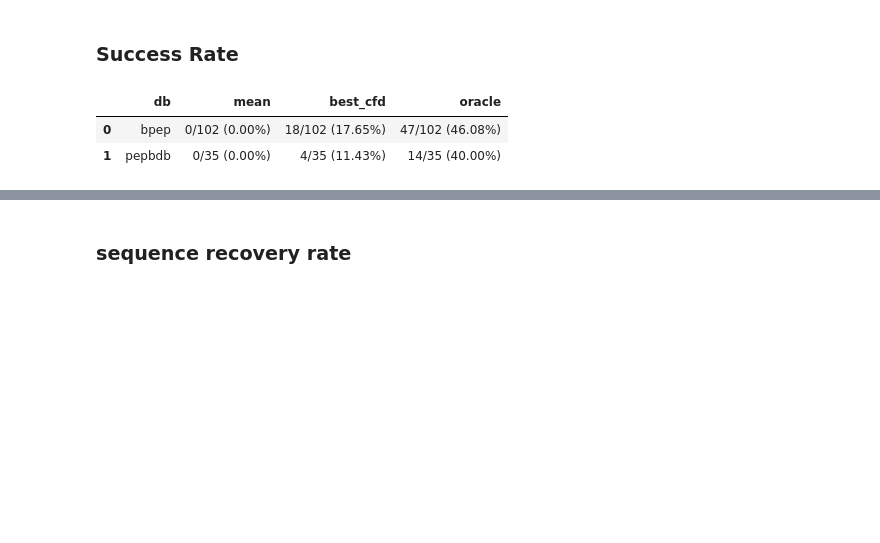
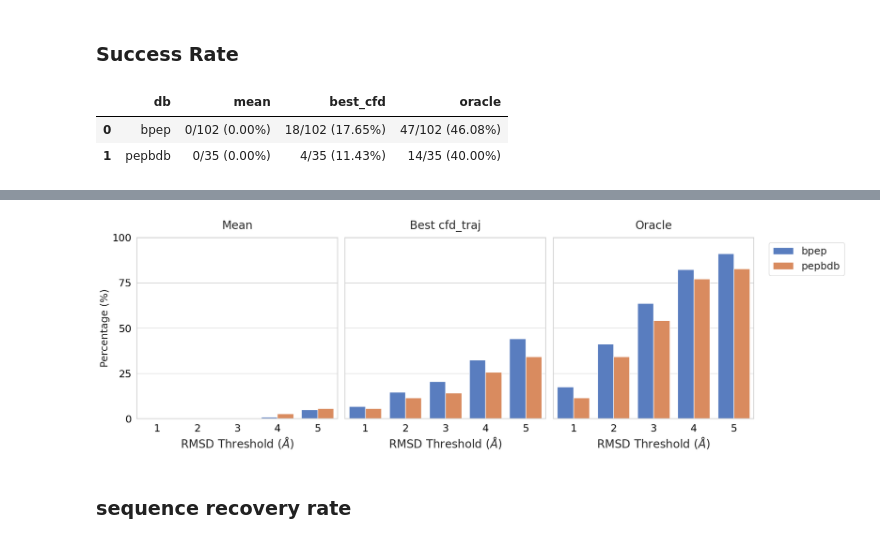
Before and after one commit to yzq-web/PocketXMol, a Jupyter notebook: metrics_stat.ipynb, the cells around one changed output, grey strips where cells are left out. Drawn from its saved outputs; the diff is of its cells as text; code cells hidden in the pictures; blank space fills up the shorter version.

Commit message:
data process note

```diff
--- a/metrics_stat.ipynb
+++ b/metrics_stat.ipynb
@@ -638,15 +647,15 @@ df_best_cfd.head()
 # %%
 # Metrics-3: by oracle of each data_id
 min_cols = ['rmsd_bb', 'rmsd_ca_ta', 'rmsd_ca_ba']
-max_cols = ['tmscore']
+max_cols = ['tmscore'] # 'rama_accept_rate', 'rama_favoured_rate'
 
 df_min = df_gen_merge.groupby('data_id')[min_cols].min()
 df_max = df_gen_merge.groupby('data_id')[max_cols].max()
 
-df_oracale = pd.concat([df_min, df_max], axis=1).reset_index()
-df_oracale['db'] = df_oracale['data_id'].str.split('_').str[0]
+df_oracle = pd.concat([df_min, df_max], axis=1).reset_index()
+df_oracle['db'] = df_oracle['data_id'].str.split('_').str[0]
 
-df_oracale.head()
+df_oracle.head()
 # %% [output]
 |  | data_id | rmsd_bb | rmsd_ca_ta | rmsd_ca_ba | tmscore | db |
 | 0 | bpep_7prx | 6.956961 | 6.959837 | 3.701233 | 0.34914 | bpep |
@@ -768,0 +783,2 @@ df_success_merge
+# %%
+thresholds = [1, 2, 3, 4, 5]
@@ -769,3 +800,72 @@ df_success_merge
+# %%
+df_mean_bb_rmsd = bb_rmsd_stat(df_mean, thresholds)
+df_best_cfd_bb_rmsd = bb_rmsd_stat(df_best_cfd, thresholds)
+df_oracle_bb_rmsd = bb_rmsd_stat(df_oracle, thresholds)
+# %%
+output_path = './metric_stat/pepdesign_bb_rmsd.png'
+# %%
+dfs = {
+    'Mean': df_mean_bb_rmsd,
+    'Best cfd_traj': df_best_cfd_bb_rmsd,
+    'Oracle': df_oracle_bb_rmsd
+}
+
+value_vars = [f'rmsd_bb_lt_{t}' for t in thresholds]
+
+fig, axes = plt.subplots(1, 3, figsize=(18, 6), sharey=True)
+sns.set_theme(style="whitegrid")
+
+for i, (title, df_target) in enumerate(dfs.items()):
+    # --- 数据处理 ---
+    df_long = pd.melt(
+        df_target,
+        id_vars=['db'],
+        value_vars=value_vars,
+        var_name='threshold_raw',
+        value_name='percentage'
+    )
+    df_long['threshold'] = df_long['threshold_raw'].str.extract('(\d+)').astype(int)
+
+    # --- 绘图 ---
+    ax = axes[i]
+    sns.barplot(
+        data=df_long,
+        x='threshold',
+        y='percentage',
+        hue='db',
+        ax=ax,
+        palette='muted',
+        edgecolor='white'
+    )
+
+    # --- 细节设置 ---
+    ax.set_title(title, fontsize=20, pad=15)
+    ax.set_xlabel('RMSD Threshold ($\AA$)', fontsize=20)
+    ax.set_ylim(0, 100)
+    ax.set_yticks([0, 25, 50, 75, 100])
+    ax.tick_params(axis='both', which='major', labelsize=18, colors='black')
+
+    # 只有第一个图显示 Y 轴标签
+    if i == 0:
+        ax.set_ylabel('Percentage (%)', fontsize=18)
+    else:
+        ax.set_ylabel('')
+
+
+    if i < 2:
+        # 前两个图去掉图例
+        if ax.get_legend():
+            ax.get_legend().remove()
+    else:
+        # 最后一个图保留图例并放到右侧外
+        ax.legend(title='', loc='upper left', bbox_to_anchor=(1.05, 1), fontsize=18)
+
+plt.tight_layout()
+plt.subplots_adjust(right=0.9)
+plt.savefig(output_path, dpi=300, bbox_inches='tight')
+plt.show()
+# %% [output]
+[figure, added]
 # %% [markdown]
 ### sequence recovery rate
 # %%
```
Also changed, not shown: parts of 28 cells of this notebook, 21 other files.
